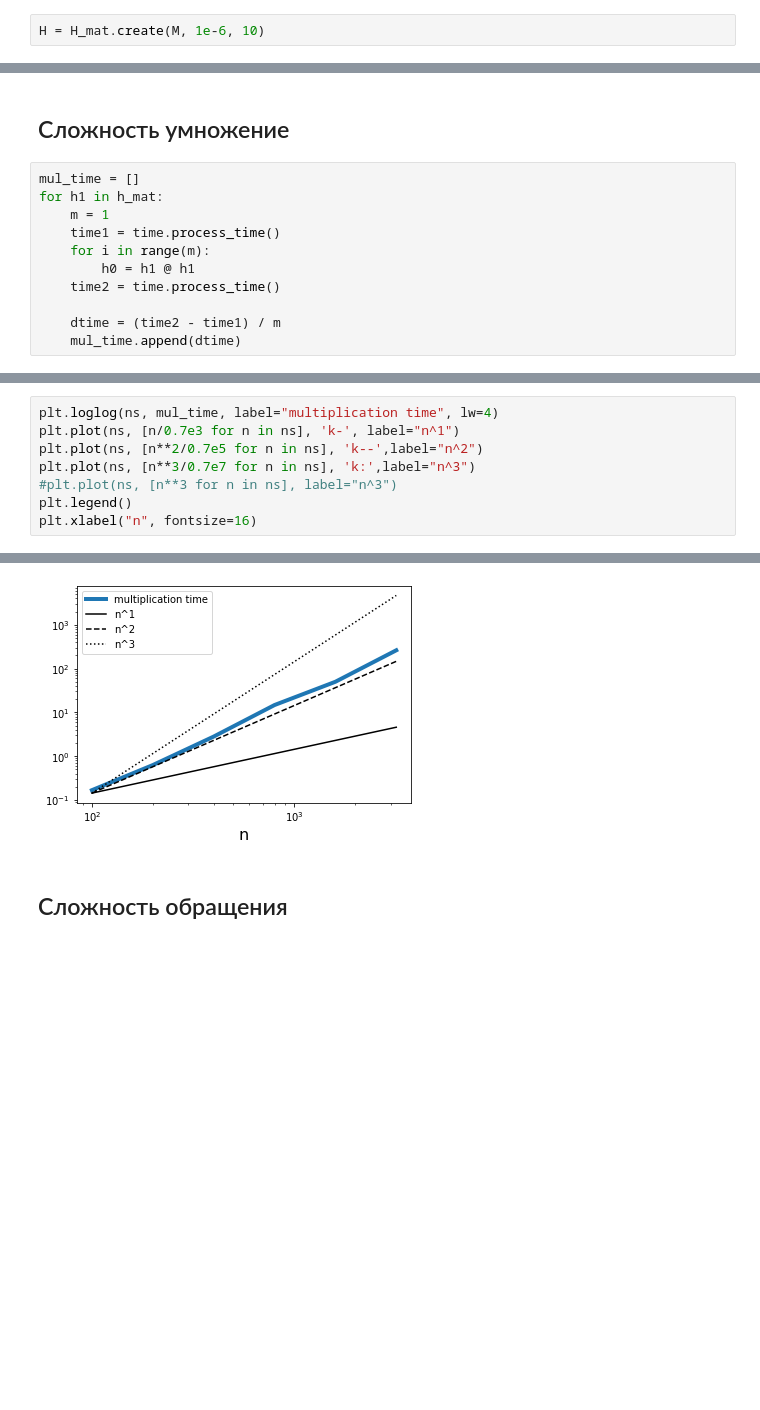
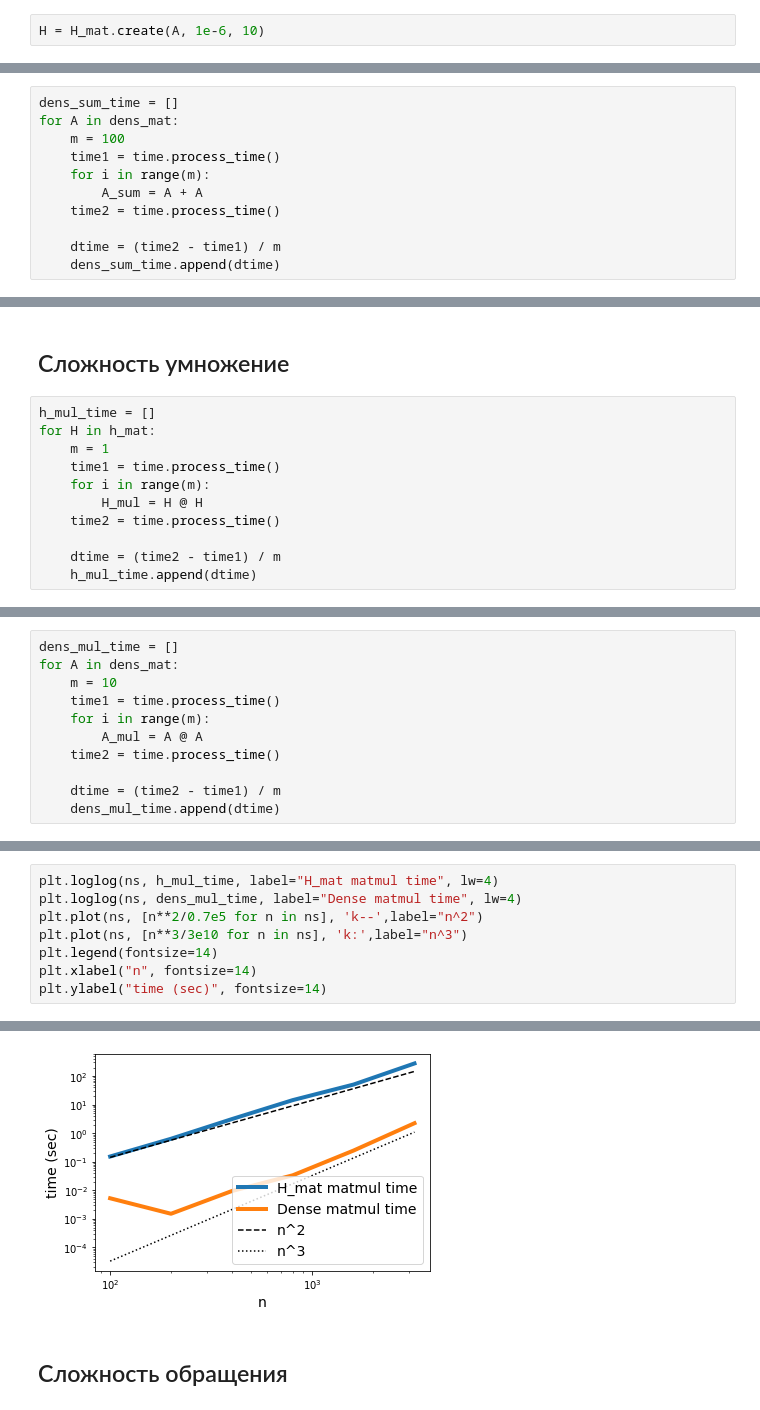
Before and after one commit to pimanov/H_matrix, a Jupyter notebook: H_mat.ipynb, the cells around one changed output, grey strips where cells are left out. Cells and saved outputs as stored; diff of their text form; blank space fills up the shorter version.

```diff
--- a/H_mat.ipynb
+++ b/H_mat.ipynb
@@ -61,7 +61,7 @@ plt.imshow(M)
 
 Параметры: ранг блока считается малым, если блок имеет не более 'rang' сингулярных чисел, превышающих 'tol'.
 # %%
-H = H_mat.create(M, 1e-6, 10)
+H = H_mat.create(A, 1e-6, 10)
 # %% [markdown]
 Функция H.show() позволяет визуализировать блочную структуру матрицы H
 # %%
@@ -231,0 +241,11 @@ for h1 in h_mat:
+# %%
+dens_sum_time = []
+for A in dens_mat:
+    m = 100
+    time1 = time.process_time()
+    for i in range(m):
+        A_sum = A + A
+    time2 = time.process_time()
+
+    dtime = (time2 - time1) / m
+    dens_sum_time.append(dtime)
@@ -243,13 +265,13 @@ Text(0.5, 0, 'n')
 # %% [markdown]
 ## Сложность умножение
 # %%
-mul_time = []
-for h1 in h_mat:
+h_mul_time = []
+for H in h_mat:
     m = 1
     time1 = time.process_time()
     for i in range(m):
-        h0 = h1 @ h1
+        H_mul = H @ H
     time2 = time.process_time()
 
     dtime = (time2 - time1) / m
-    mul_time.append(dtime)
+    h_mul_time.append(dtime)
@@ -257,0 +278,11 @@ for h1 in h_mat:
+# %%
+dens_mul_time = []
+for A in dens_mat:
+    m = 10
+    time1 = time.process_time()
+    for i in range(m):
+        A_mul = A @ A
+    time2 = time.process_time()
+
+    dtime = (time2 - time1) / m
+    dens_mul_time.append(dtime)
@@ -258,9 +291,9 @@ for h1 in h_mat:
 # %%
-plt.loglog(ns, mul_time, label="multiplication time", lw=4)
-plt.plot(ns, [n/0.7e3 for n in ns], 'k-', label="n^1")
+plt.loglog(ns, h_mul_time, label="H_mat matmul time", lw=4)
+plt.loglog(ns, dens_mul_time, label="Dense matmul time", lw=4)
 plt.plot(ns, [n**2/0.7e5 for n in ns], 'k--',label="n^2")
-plt.plot(ns, [n**3/0.7e7 for n in ns], 'k:',label="n^3")
-#plt.plot(ns, [n**3 for n in ns], label="n^3")
-plt.legend()
-plt.xlabel("n", fontsize=16)
+plt.plot(ns, [n**3/3e10 for n in ns], 'k:',label="n^3")
+plt.legend(fontsize=14)
+plt.xlabel("n", fontsize=14)
+plt.ylabel("time (sec)", fontsize=14)
 # %% [output]
@@ -268,4 +301,4 @@ Text(0.5, 0, 'n')
-[figure, old version]
+[figure, new version]
 # %% [markdown]
 ## Сложность обращения
 # %%
```
Also changed, not shown: parts of 38 cells of this notebook.
